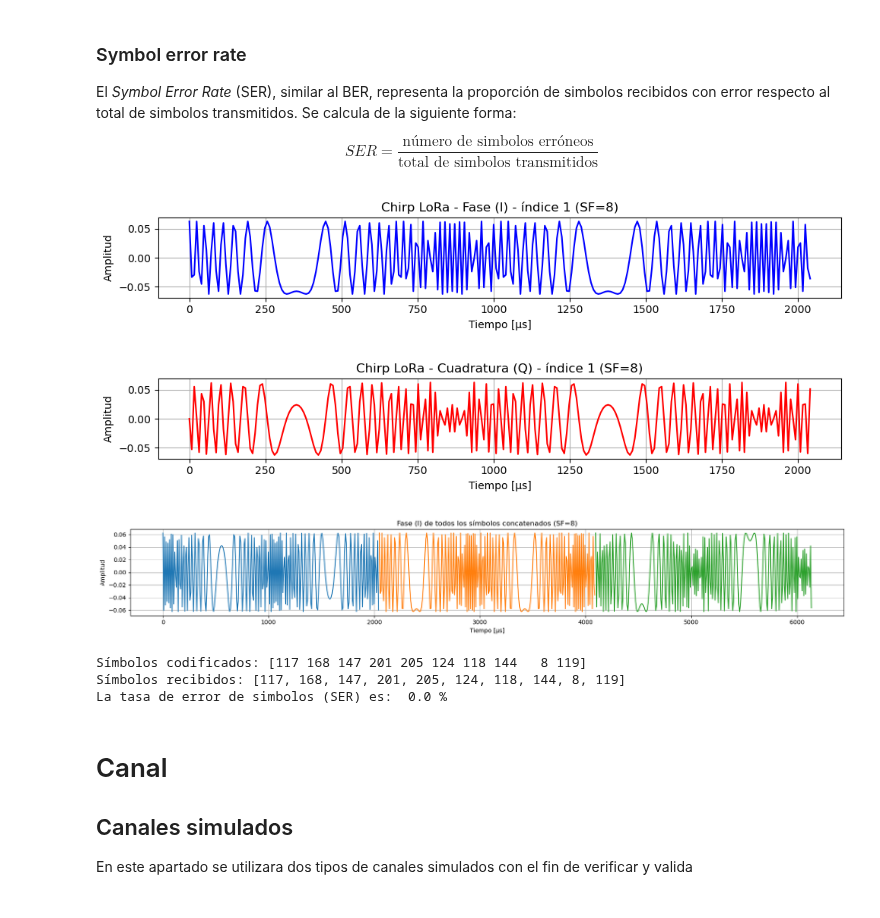
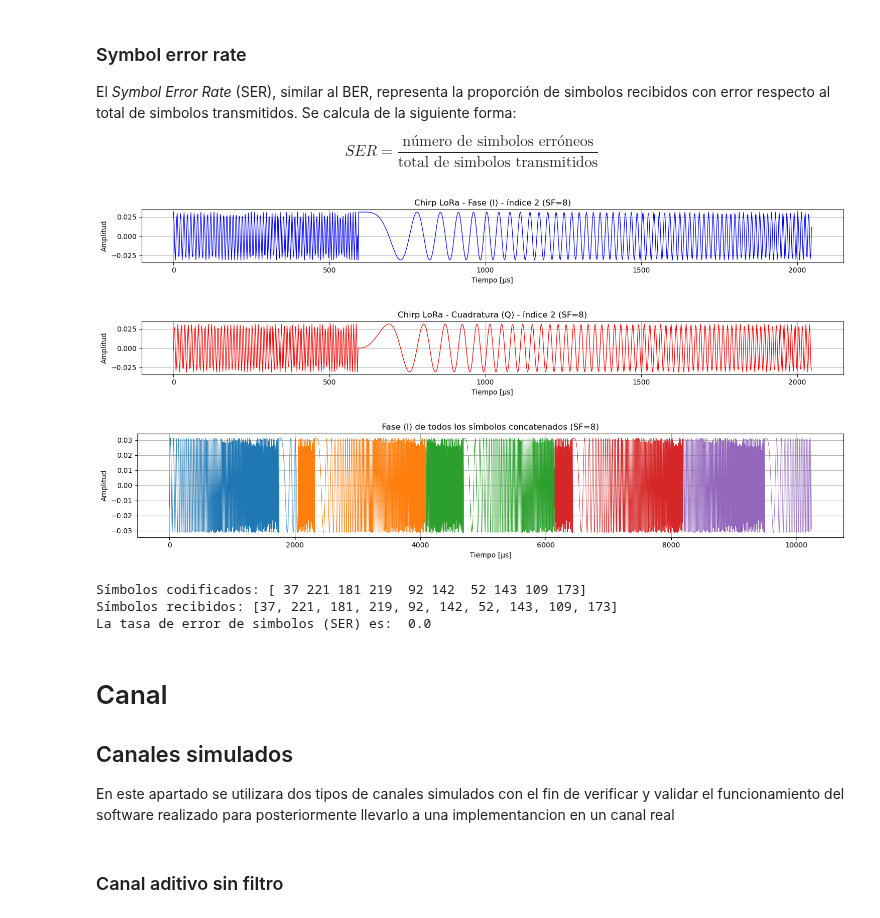
Before and after one commit to nicopinera/com-dig, a Jupyter notebook: 3_Channel.ipynb, the cells around one changed output. Cells and saved outputs as stored; diff of their text form; code cells hidden in the pictures.

Commit message:
correccion del conformador de onda y el formador de ntupla, agregado simulacion canal AWGN sin filtro

```diff
--- a/3_Channel.ipynb
+++ b/3_Channel.ipynb
@@ -326,34 +354,34 @@ def graficar_señal_modulada(simbolos_modulados, indice, SF, B=125e3):
     plt.tight_layout()
     plt.show()
 # %%
-def graficar_todas_las_senales_moduladas(simbolos_modulados, SF, B=125e3, max_muestras=None):
+def graficar_todas_las_senales_moduladas(simbolos_modulados, SF, samples_per_chirp, B, max_muestras=None):
     """
     Grafica la señal modulada completa solo de la parte en fase (I) concatenando los símbolos,
     y colorea cada símbolo con un color distinto.
 
     Parámetros:
-    - simbolos_modulados: matriz de salida de conformador_de_onda
+    - simbolos_modulados(Array (len(simbolos), total_muestras)): Lista de símbolos modulados en forma de chirps.
     - SF: Spreading Factor
     - B: Ancho de banda (Hz)
-    - max_muestras: cantidad de simbolos a graficar (opcional)
+    - samples_per_chirp: muestras por símbolo o factor de oversampling
+    - max_muestras: cantidad de símbolos a graficar (opcional)
     """
-    Ns = 2**SF  # Muestras por símbolo
-    T = 1/B     # Periodo de muestreo
-
-    total_simbolos = max_muestras
+    Ns = 2**SF
+    total_muestras = Ns * samples_per_chirp
+    T = 1 / B
+    T_muestra = T / samples_per_chirp
 
     if max_muestras is None:
-        total_simbolos = len(simbolos_modulados) # Si no se especifica cantidad de muestras se usan todos los simbolos.
+        max_muestras = len(simbolos_modulados)
 
     cmap = plt.get_cmap('tab10')
 
-    # Crear figura para I
-    plt.figure(figsize=(18, 3))
-    for i in range(total_simbolos):
+    plt.figure(figsize=(15, 3))
+    for i in range(max_muestras):
         simbolo = simbolos_modulados[i]
         I = np.real(simbolo)
-        tiempo_local = np.arange(i * Ns, (i + 1) * Ns) * T * 1e6  # tiempo en μs
-        plt.plot(tiempo_local, I, label=f'Símbolo {i}', color=cmap(i % 20))
+        tiempo_local = np.arange(i * total_muestras, (i + 1) * total_muestras) * T_muestra * 1e6
+        plt.plot(tiempo_local, I, label=f'Símbolo {i}', color=cmap(i % 10), linewidth=0.6)
 
     plt.title(f'Fase (I) de todos los símbolos concatenados (SF={SF})')
     plt.xlabel('Tiempo [μs]')
@@ -363,26 +391,35 @@ def graficar_todas_las_senales_moduladas(simbolos_modulados, SF, B=125e3, max_mu
     plt.show()
 # %%
 #Ejemplo de uso, continuando el ejemplo del capitulo anterior (Codificador y Decodificador)
+#Configuración/Parametros
+SF = 8                              # Spreading Factor (debe ser un valor entre 7 y 12)
+cant_simbolos = 10                  # Cantidad de símbolos a transmitir
+total_bits = SF * cant_simbolos     # Total de bits a transmitir
+B=125e3                             # Ancho de banda (en Hz)
 
-simbolos_modulados = conformador_de_onda(simbolos_tx,SF,B)
-graficar_señal_modulada(simbolos_modulados,1,SF,B)
-graficar_todas_las_senales_moduladas(simbolos_modulados,SF,B,3)
-simbolos_rx = formador_de_ntuplas(simbolos_modulados, SF)
+samples_per_chirp = 4
+
+simbolos_modulados = conformador_de_onda(simbolos_tx,SF,samples_per_chirp,B)
+graficar_señal_modulada(simbolos_modulados,2,SF,samples_per_chirp,B)
+graficar_todas_las_senales_moduladas(simbolos_modulados,SF,samples_per_chirp,B,5)
+simbolos_rx = formador_de_ntuplas(simbolos_modulados, SF,samples_per_chirp)
 
 print("Símbolos codificados:", simbolos_tx)
 print("Símbolos recibidos:", simbolos_rx)
 
-print("La tasa de error de simbolos (SER) es: ", calculador_ser(simbolos_tx, simbolos_rx)*100, "%")
+print("La tasa de error de simbolos (SER) es: ", calculador_ser(simbolos_tx, simbolos_rx))
 # %% [output]
-[figure, old version]
+[figure, new version]
-[figure, old version]
+[figure, new version]
-[figure, old version]
+[figure, new version]
-Símbolos codificados: [117 168 147 201 205 124 118 144   8 119]
-Símbolos recibidos: [117, 168, 147, 201, 205, 124, 118, 144, 8, 119]
-La tasa de error de simbolos (SER) es:  0.0 %
+Símbolos codificados: [ 37 221 181 219  92 142  52 143 109 173]
+Símbolos recibidos: [37, 221, 181, 219, 92, 142, 52, 143, 109, 173]
+La tasa de error de simbolos (SER) es:  0.0
 # %% [markdown]
 # Canal
 
 ## Canales simulados
 
-En este apartado se utilizara dos tipos de canales simulados con el fin de verificar y valida
+En este apartado se utilizara dos tipos de canales simulados con el fin de verificar y validar el funcionamiento del software realizado para posteriormente llevarlo a una implementancion en un canal real
+# %% [markdown]
+### Canal aditivo sin filtro
```
Also changed, not shown: parts of 10 cells of this notebook.
